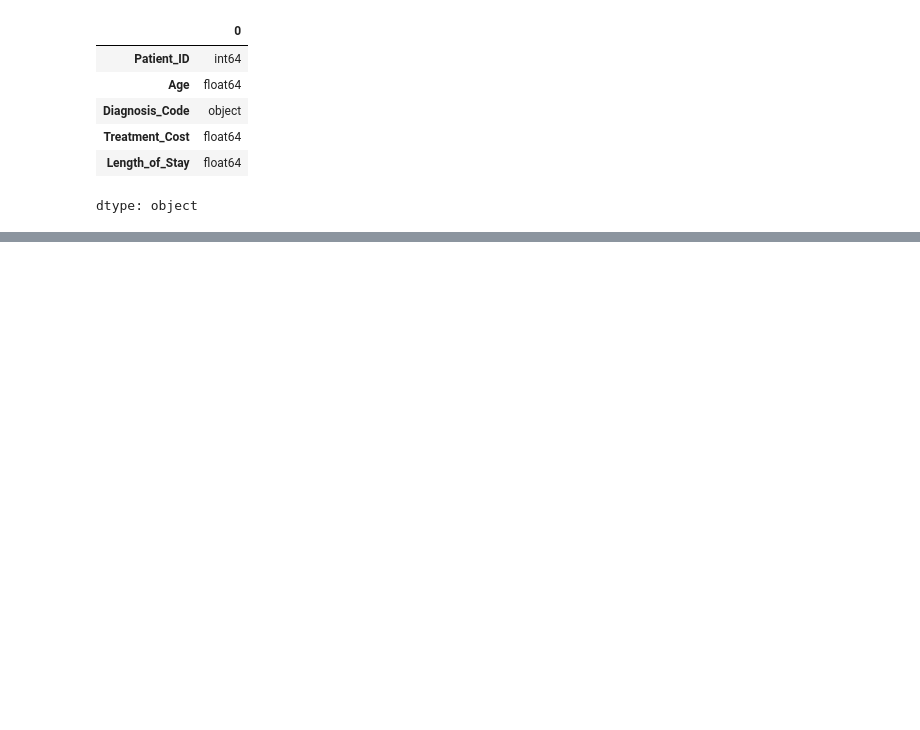
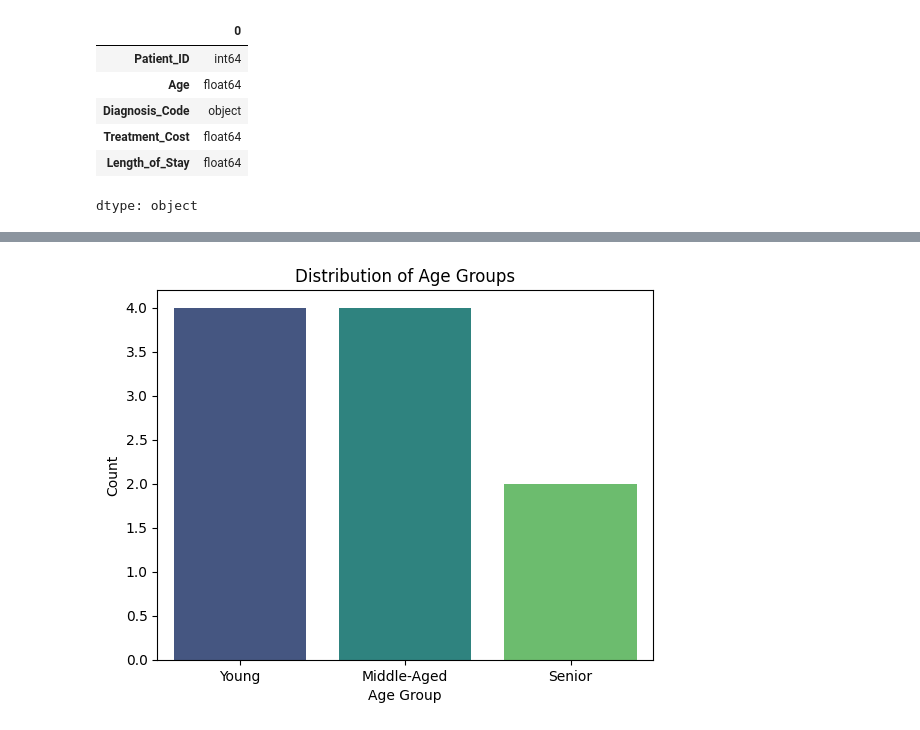
Before and after one commit to SalmanOkz/data_warehouse_work, a Jupyter notebook: lab_10.ipynb, the cells around one changed output, grey strips where cells are left out. Drawn from its saved outputs; the diff is of its cells as text; code cells hidden in the pictures; blank space fills up the shorter version.

```diff
--- a/lab_10.ipynb
+++ b/lab_10.ipynb
@@ -311,0 +439,8 @@ plt.show()
+# %%
+sns.countplot(x='Age_Group', data=df_ecoded, palette='viridis', hue='Age_Group', legend=False)
+plt.xlabel('Age Group')
+plt.ylabel('Count')
+plt.title('Distribution of Age Groups')
+plt.show()
+# %% [output]
+[figure, added]
```
Also changed, not shown: parts of 37 cells of this notebook.
